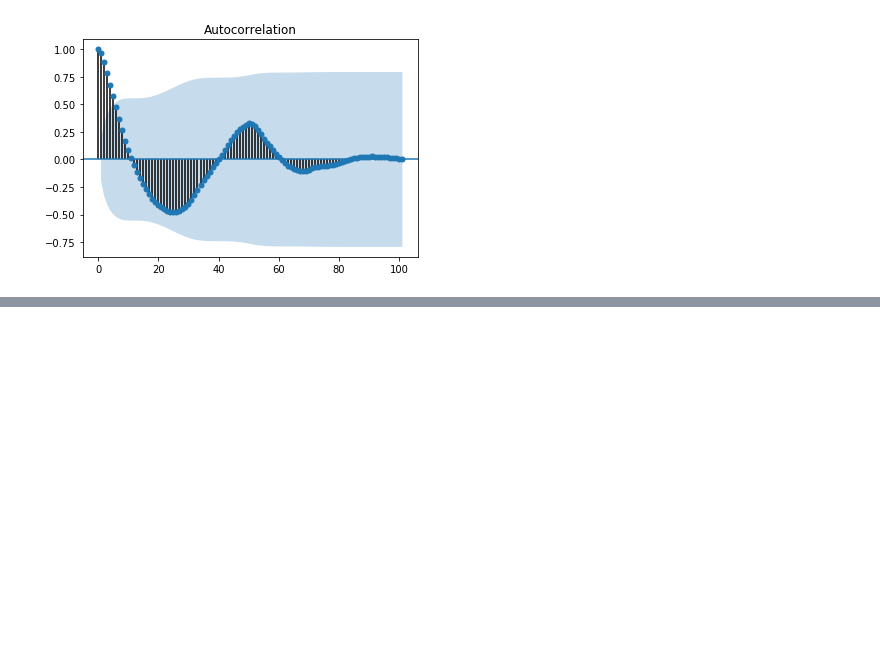
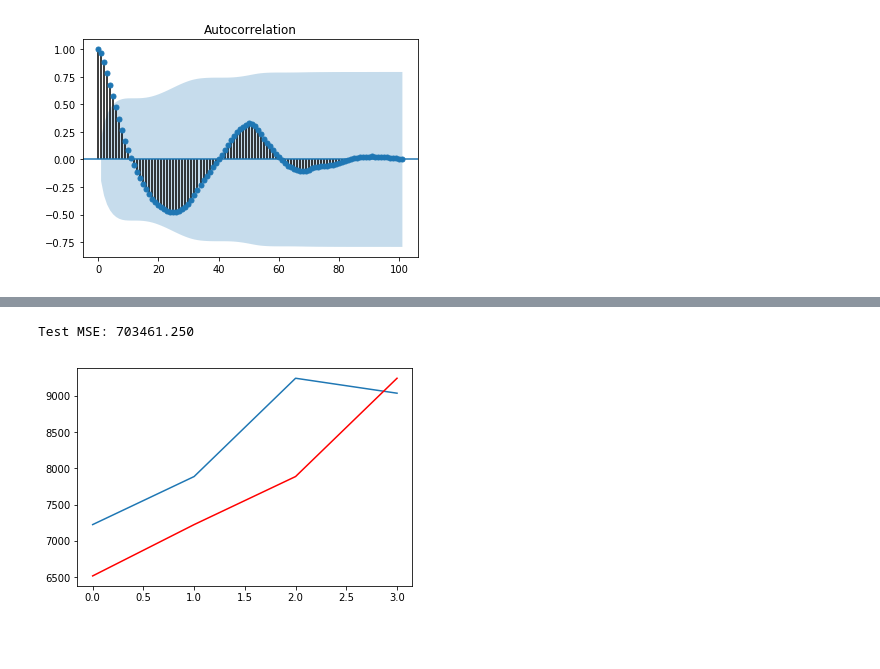
Before and after one commit to paulinaczheng/twitter_flu_tracking, a Jupyter notebook: Autoregression.ipynb, the cells around one changed output, grey strips where cells are left out. Saved outputs shown, nothing was run; the diff lists cells and outputs as text; code cells hidden in the pictures; blank space fills up the shorter version.

Commit message:
complete persistence model

```diff
--- a/Autoregression.ipynb
+++ b/Autoregression.ipynb
@@ -136,0 +136,31 @@ plt.show()
+# %%
+# create lagged dataset
+values = cdc_df['ILITOTAL']
+dataframe = concat([values.shift(1), values], axis=1)
+dataframe.columns = ['t-1', 't+1']
+# split into train and test sets
+X = dataframe.values
+train, test = X[1:len(X)-4], X[len(X)-4:]
+train_X, train_y = train[:,0], train[:,1]
+test_X, test_y = test[:,0], test[:,1]
+
+# persistence model
+def model_persistence(x):
+	return x
+
+# walk-forward validation
+predictions = list()
+for x in test_X:
+    yhat = model_persistence(x)
+    predictions.append(yhat)
+test_score = mean_squared_error(test_y, predictions)
+print('Test MSE: %.3f' % test_score)
+# plot predictions vs expected
+plt.plot(test_y)
+plt.plot(predictions, color='red')
+plt.show()
+# %% [output]
+Test MSE: 703461.250
+[figure, added]
+# %% [markdown]
+##
```
Also changed, not shown: parts of 4 cells of this notebook.
